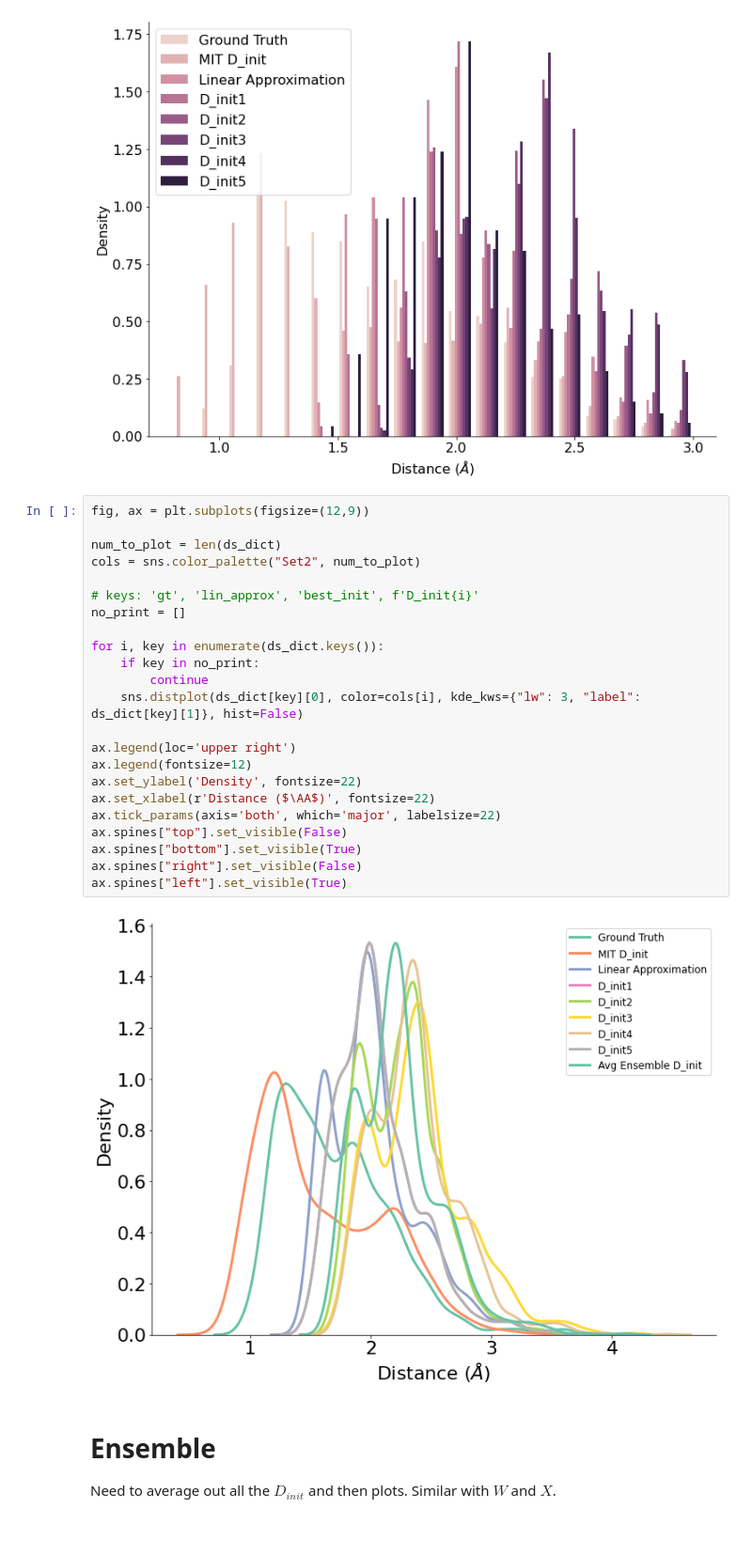
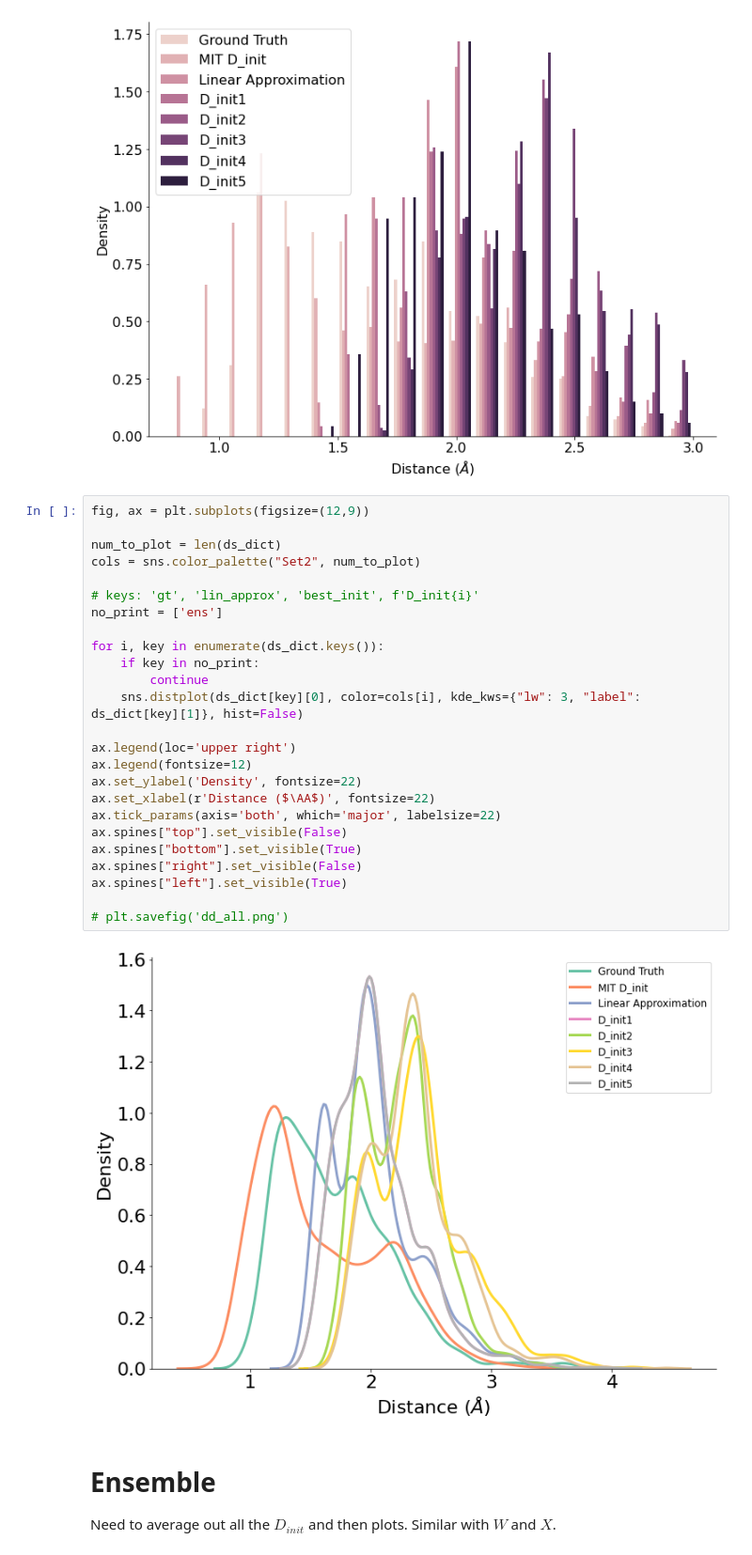
Before and after one commit to avishvj/ts_gen, a Jupyter notebook: dist_eval.ipynb, the cells around one changed output. Shown at 94% size. Saved outputs shown, nothing was run; the diff lists cells and outputs as text.

```diff
--- a/dist_eval.ipynb
+++ b/dist_eval.ipynb
@@ -199,28 +199,30 @@ ax.spines["left"].set_visible(True)
 # %%
 fig, ax = plt.subplots(figsize=(12,9))
 
 num_to_plot = len(ds_dict)
 cols = sns.color_palette("Set2", num_to_plot)
 
 # keys: 'gt', 'lin_approx', 'best_init', f'D_init{i}'
-no_print = []
+no_print = ['ens']
 
 for i, key in enumerate(ds_dict.keys()):
     if key in no_print:
         continue
     sns.distplot(ds_dict[key][0], color=cols[i], kde_kws={"lw": 3, "label": ds_dict[key][1]}, hist=False)
 
 ax.legend(loc='upper right')
 ax.legend(fontsize=12)
 ax.set_ylabel('Density', fontsize=22)
 ax.set_xlabel(r'Distance ($\AA$)', fontsize=22)
 ax.tick_params(axis='both', which='major', labelsize=22)
 ax.spines["top"].set_visible(False)
 ax.spines["bottom"].set_visible(True)
 ax.spines["right"].set_visible(False)
 ax.spines["left"].set_visible(True)
+
+# plt.savefig('dd_all.png')
 # %% [output]
-[figure, old version]
+[figure, new version]
 # %% [markdown]
 # Ensemble
 
```
Also changed, not shown: parts of 5 cells of this notebook, 7 other files.
